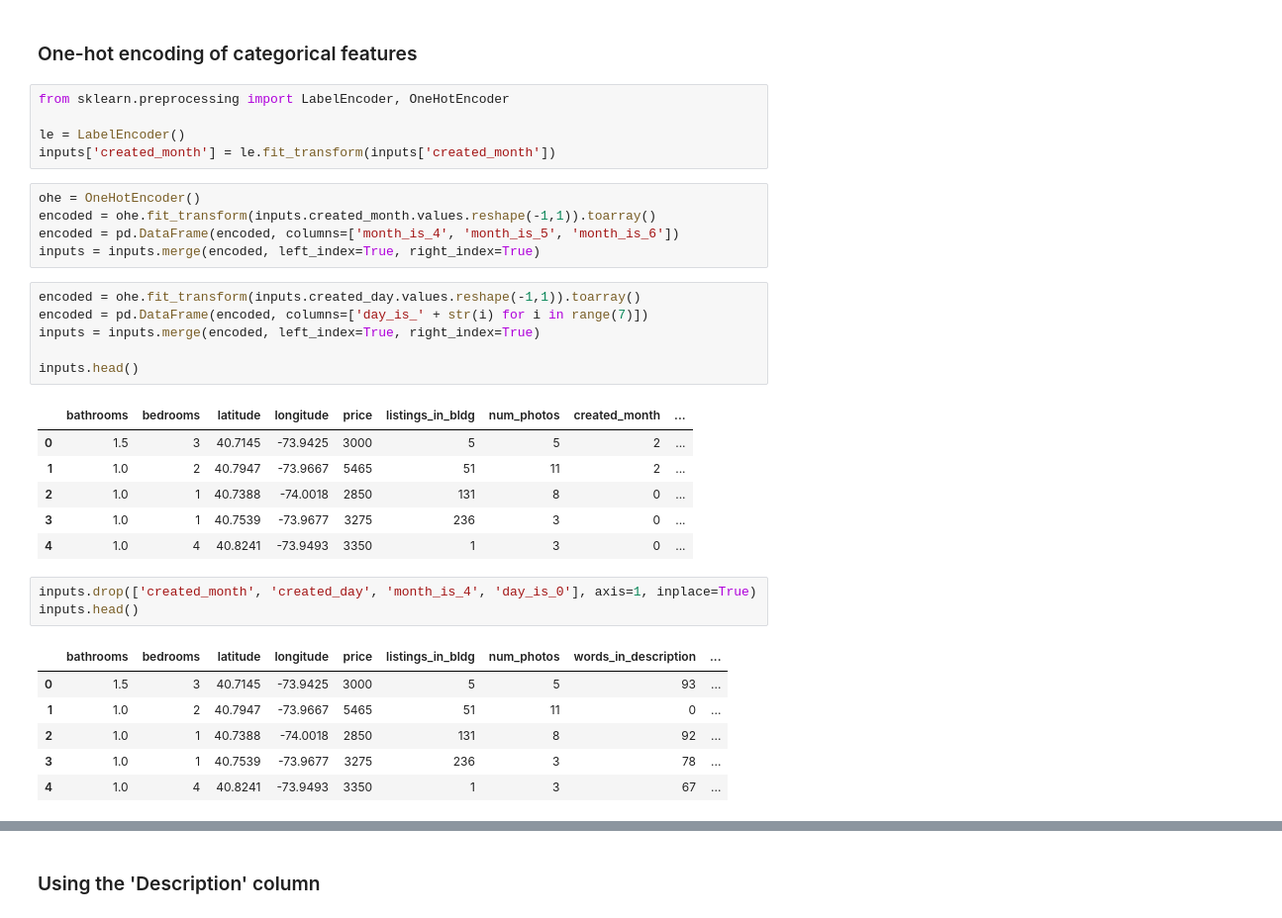
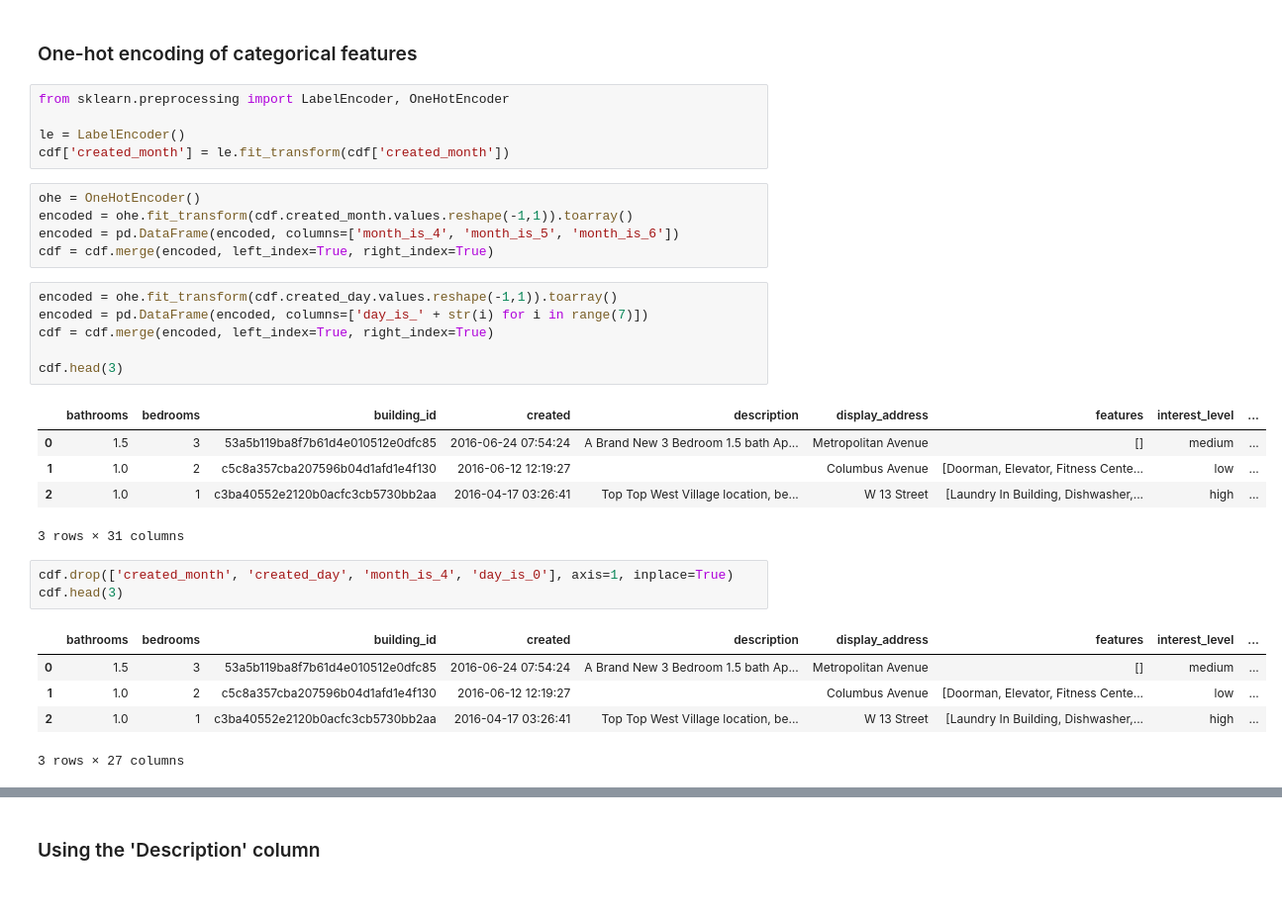
Before and after one commit to spryify/wwc-sv-ds-workshop, a Jupyter notebook: RentalListings/TwoSigmaRental-Starter.ipynb, the cells around one changed output, grey strips where cells are left out. Shown at 99% size. Drawn from its saved outputs; the diff is of its cells as text.

Commit message:
Fixed a couple of issues: added listing ID to final output and removed unused dataframe columns.

```diff
--- a/RentalListings/TwoSigmaRental-Starter.ipynb
+++ b/RentalListings/TwoSigmaRental-Starter.ipynb
@@ -69,32 +55,30 @@ inputs.head()
 from sklearn.preprocessing import LabelEncoder, OneHotEncoder
 
 le = LabelEncoder()
-inputs['created_month'] = le.fit_transform(inputs['created_month'])
+cdf['created_month'] = le.fit_transform(cdf['created_month'])
 # %%
 ohe = OneHotEncoder()
-encoded = ohe.fit_transform(inputs.created_month.values.reshape(-1,1)).toarray()
+encoded = ohe.fit_transform(cdf.created_month.values.reshape(-1,1)).toarray()
 encoded = pd.DataFrame(encoded, columns=['month_is_4', 'month_is_5', 'month_is_6'])
-inputs = inputs.merge(encoded, left_index=True, right_index=True)
+cdf = cdf.merge(encoded, left_index=True, right_index=True)
 # %%
-encoded = ohe.fit_transform(inputs.created_day.values.reshape(-1,1)).toarray()
+encoded = ohe.fit_transform(cdf.created_day.values.reshape(-1,1)).toarray()
 encoded = pd.DataFrame(encoded, columns=['day_is_' + str(i) for i in range(7)])
-inputs = inputs.merge(encoded, left_index=True, right_index=True)
+cdf = cdf.merge(encoded, left_index=True, right_index=True)
 
-inputs.head()
+cdf.head(3)
 # %% [output]
-|  | bathrooms | bedrooms | latitude | longitude | price | listings_in_bldg | num_photos | created_month | ... |
-| 0 | 1.5 | 3 | 40.7145 | -73.9425 | 3000 | 5 | 5 | 2 | ... |
-| 1 | 1.0 | 2 | 40.7947 | -73.9667 | 5465 | 51 | 11 | 2 | ... |
-| 2 | 1.0 | 1 | 40.7388 | -74.0018 | 2850 | 131 | 8 | 0 | ... |
-| 3 | 1.0 | 1 | 40.7539 | -73.9677 | 3275 | 236 | 3 | 0 | ... |
-| 4 | 1.0 | 4 | 40.8241 | -73.9493 | 3350 | 1 | 3 | 0 | ... |
+|  | bathrooms | bedrooms | building_id | created | description | display_address | features | interest_level | ... |
+| 0 | 1.5 | 3 | 53a5b119ba8f7b61d4e010512e0dfc85 | 2016-06-24 07:54:24 | A Brand New 3 Bedroom 1.5 bath Ap... | Metropolitan Avenue | [] | medium | ... |
+| 1 | 1.0 | 2 | c5c8a357cba207596b04d1afd1e4f130 | 2016-06-12 12:19:27 |  | Columbus Avenue | [Doorman, Elevator, Fitness Cente... | low | ... |
+| 2 | 1.0 | 1 | c3ba40552e2120b0acfc3cb5730bb2aa | 2016-04-17 03:26:41 | Top Top West Village location, be... | W 13 Street | [Laundry In Building, Dishwasher,... | high | ... |
+3 rows × 31 columns
 # %%
-inputs.drop(['created_month', 'created_day', 'month_is_4', 'day_is_0'], axis=1, inplace=True)
-inputs.head()
+cdf.drop(['created_month', 'created_day', 'month_is_4', 'day_is_0'], axis=1, inplace=True)
+cdf.head(3)
 # %% [output]
-|  | bathrooms | bedrooms | latitude | longitude | price | listings_in_bldg | num_photos | words_in_description | ... |
-| 0 | 1.5 | 3 | 40.7145 | -73.9425 | 3000 | 5 | 5 | 93 | ... |
-| 1 | 1.0 | 2 | 40.7947 | -73.9667 | 5465 | 51 | 11 | 0 | ... |
-| 2 | 1.0 | 1 | 40.7388 | -74.0018 | 2850 | 131 | 8 | 92 | ... |
-| 3 | 1.0 | 1 | 40.7539 | -73.9677 | 3275 | 236 | 3 | 78 | ... |
-| 4 | 1.0 | 4 | 40.8241 | -73.9493 | 3350 | 1 | 3 | 67 | ... |
+|  | bathrooms | bedrooms | building_id | created | description | display_address | features | interest_level | ... |
+| 0 | 1.5 | 3 | 53a5b119ba8f7b61d4e010512e0dfc85 | 2016-06-24 07:54:24 | A Brand New 3 Bedroom 1.5 bath Ap... | Metropolitan Avenue | [] | medium | ... |
+| 1 | 1.0 | 2 | c5c8a357cba207596b04d1afd1e4f130 | 2016-06-12 12:19:27 |  | Columbus Avenue | [Doorman, Elevator, Fitness Cente... | low | ... |
+| 2 | 1.0 | 1 | c3ba40552e2120b0acfc3cb5730bb2aa | 2016-04-17 03:26:41 | Top Top West Village location, be... | W 13 Street | [Laundry In Building, Dishwasher,... | high | ... |
+3 rows × 27 columns
```
Also changed, not shown: parts of 35 cells of this notebook.
